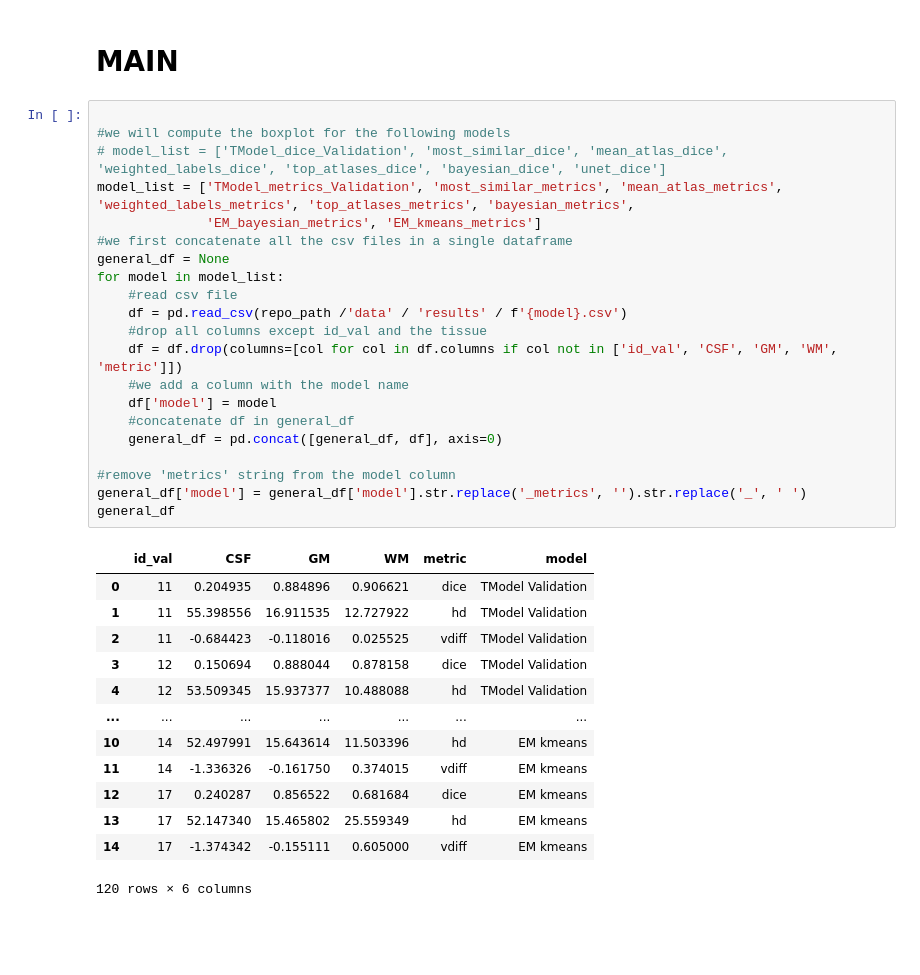
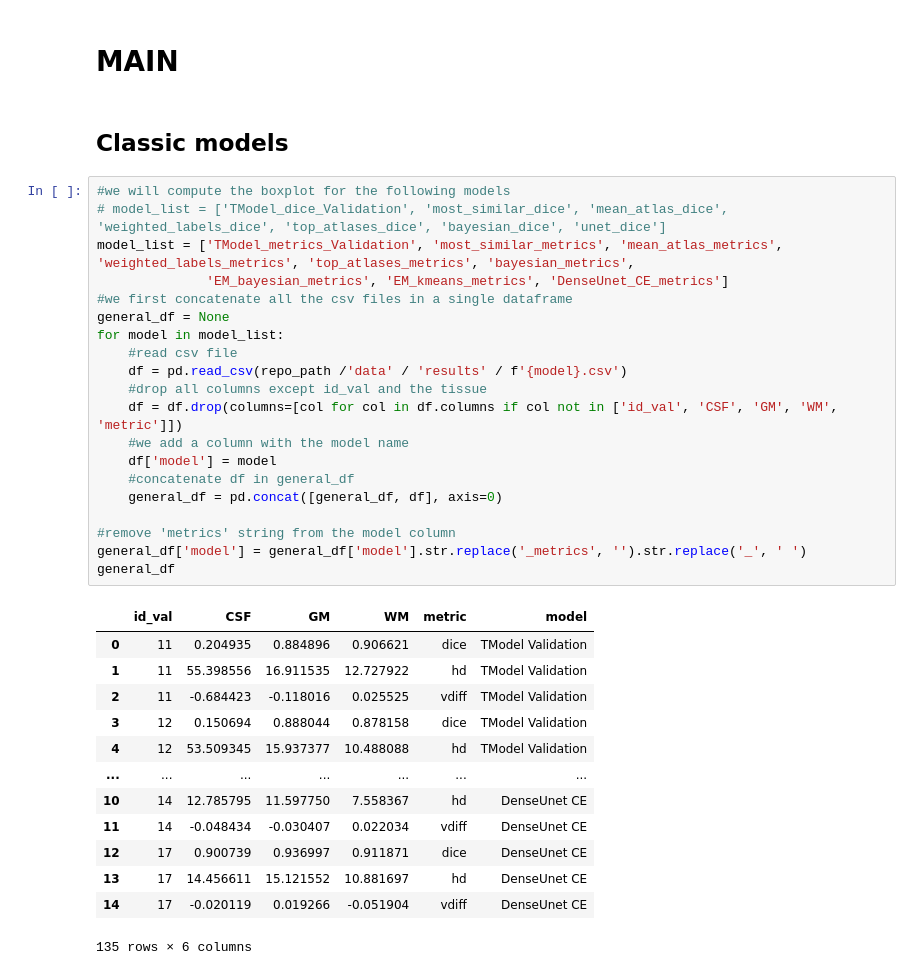
Before and after one commit to cansuyalcinn/brain-tissue-segmentation-challenge, a Jupyter notebook: notebooks/models_comparisons.ipynb, the cells around one changed output. Saved outputs shown, nothing was run; the diff lists cells and outputs as text; blank space fills up the shorter version.

```diff
--- a/notebooks/models_comparisons.ipynb
+++ b/notebooks/models_comparisons.ipynb
@@ -12,41 +12,42 @@ print(f'The current directory is: {notebooks_path}')
 The current directory is: /home/ricardino/Documents/MAIA/tercer_semestre/MISA/final_project/MISA_FINAL_PROJECT/notebooks
 # %% [markdown]
 # MAIN
+# %% [markdown]
+## Classic models
 # %%
-
 #we will compute the boxplot for the following models
 # model_list = ['TModel_dice_Validation', 'most_similar_dice', 'mean_atlas_dice', 'weighted_labels_dice', 'top_atlases_dice', 'bayesian_dice', 'unet_dice']
 model_list = ['TModel_metrics_Validation', 'most_similar_metrics', 'mean_atlas_metrics', 'weighted_labels_metrics', 'top_atlases_metrics', 'bayesian_metrics',
-              'EM_bayesian_metrics', 'EM_kmeans_metrics']
+              'EM_bayesian_metrics', 'EM_kmeans_metrics', 'DenseUnet_CE_metrics']
 #we first concatenate all the csv files in a single dataframe
 general_df = None
 for model in model_list:
     #read csv file
     df = pd.read_csv(repo_path /'data' / 'results' / f'{model}.csv')
     #drop all columns except id_val and the tissue
     df = df.drop(columns=[col for col in df.columns if col not in ['id_val', 'CSF', 'GM', 'WM', 'metric']])
     #we add a column with the model name
     df['model'] = model
     #concatenate df in general_df
     general_df = pd.concat([general_df, df], axis=0)
 
 #remove 'metrics' string from the model column
 general_df['model'] = general_df['model'].str.replace('_metrics', '').str.replace('_', ' ')
 general_df
 # %% [output]
 |  | id_val | CSF | GM | WM | metric | model |
 | 0 | 11 | 0.204935 | 0.884896 | 0.906621 | dice | TModel Validation |
 | 1 | 11 | 55.398556 | 16.911535 | 12.727922 | hd | TModel Validation |
 | 2 | 11 | -0.684423 | -0.118016 | 0.025525 | vdiff | TModel Validation |
 | 3 | 12 | 0.150694 | 0.888044 | 0.878158 | dice | TModel Validation |
 | 4 | 12 | 53.509345 | 15.937377 | 10.488088 | hd | TModel Validation |
 | ... | ... | ... | ... | ... | ... | ... |
-| 10 | 14 | 52.497991 | 15.643614 | 11.503396 | hd | EM kmeans |
-| 11 | 14 | -1.336326 | -0.161750 | 0.374015 | vdiff | EM kmeans |
-| 12 | 17 | 0.240287 | 0.856522 | 0.681684 | dice | EM kmeans |
-| 13 | 17 | 52.147340 | 15.465802 | 25.559349 | hd | EM kmeans |
-| 14 | 17 | -1.374342 | -0.155111 | 0.605000 | vdiff | EM kmeans |
+| 10 | 14 | 12.785795 | 11.597750 | 7.558367 | hd | DenseUnet CE |
+| 11 | 14 | -0.048434 | -0.030407 | 0.022034 | vdiff | DenseUnet CE |
+| 12 | 17 | 0.900739 | 0.936997 | 0.911871 | dice | DenseUnet CE |
+| 13 | 17 | 14.456611 | 15.121552 | 10.881697 | hd | DenseUnet CE |
+| 14 | 17 | -0.020119 | 0.019266 | -0.051904 | vdiff | DenseUnet CE |
-120 rows × 6 columns
+135 rows × 6 columns
 # %%
 metric = 'dice'
 group = 'model'
```
Also changed, not shown: parts of 4 cells of this notebook, 5 other files.
